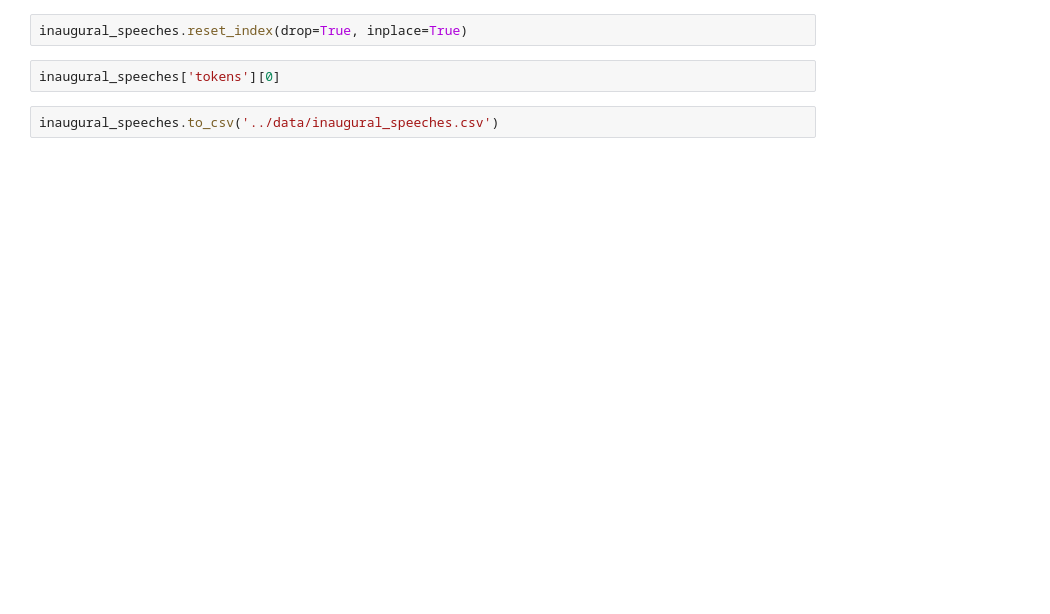
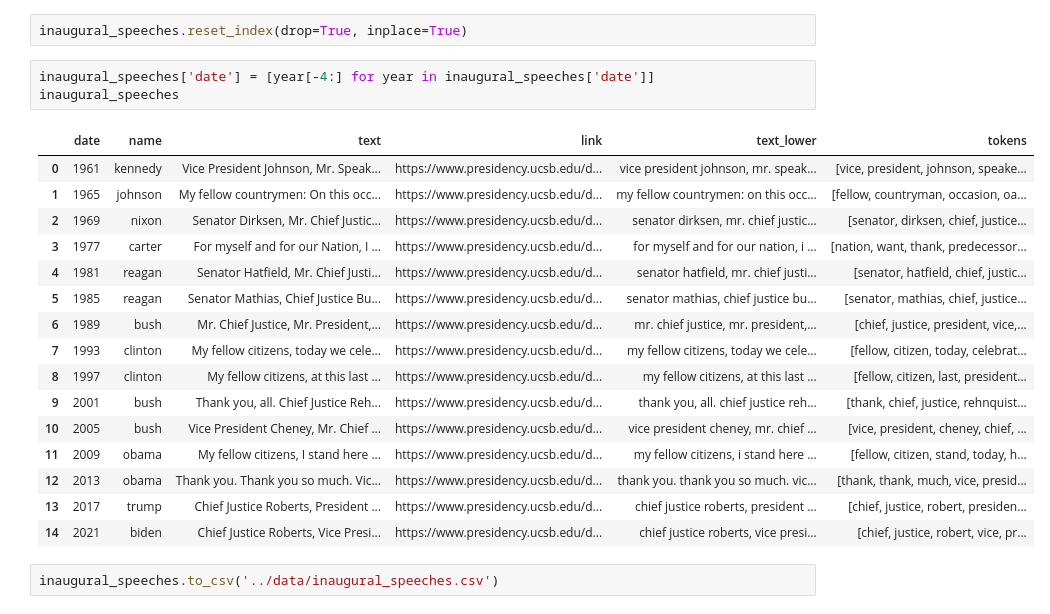
Before and after one commit to natehiatt/presidency_project, a Jupyter notebook: notebooks/nathan_scraping.ipynb, the cells around one changed output. Cells and saved outputs as stored; diff of their text form; blank space fills up the shorter version.

```diff
--- a/notebooks/nathan_scraping.ipynb
+++ b/notebooks/nathan_scraping.ipynb
@@ -96,6 +159,24 @@ inaugural_speeches
 # %%
 inaugural_speeches.reset_index(drop=True, inplace=True)
 # %%
-inaugural_speeches['tokens'][0]
+inaugural_speeches['date'] = [year[-4:] for year in inaugural_speeches['date']]
+inaugural_speeches
+# %% [output]
+|  | date | name | text | link | text_lower | tokens |
+| 0 | 1961 | kennedy | Vice President Johnson, Mr. Speak... | https://www.presidency.ucsb.edu/d... | vice president johnson, mr. speak... | [vice, president, johnson, speake... |
+| 1 | 1965 | johnson | My fellow countrymen: On this occ... | https://www.presidency.ucsb.edu/d... | my fellow countrymen: on this occ... | [fellow, countryman, occasion, oa... |
+| 2 | 1969 | nixon | Senator Dirksen, Mr. Chief Justic... | https://www.presidency.ucsb.edu/d... | senator dirksen, mr. chief justic... | [senator, dirksen, chief, justice... |
+| 3 | 1977 | carter | For myself and for our Nation, I ... | https://www.presidency.ucsb.edu/d... | for myself and for our nation, i ... | [nation, want, thank, predecessor... |
+| 4 | 1981 | reagan | Senator Hatfield, Mr. Chief Justi... | https://www.presidency.ucsb.edu/d... | senator hatfield, mr. chief justi... | [senator, hatfield, chief, justic... |
+| 5 | 1985 | reagan | Senator Mathias, Chief Justice Bu... | https://www.presidency.ucsb.edu/d... | senator mathias, chief justice bu... | [senator, mathias, chief, justice... |
+| 6 | 1989 | bush | Mr. Chief Justice, Mr. President,... | https://www.presidency.ucsb.edu/d... | mr. chief justice, mr. president,... | [chief, justice, president, vice,... |
+| 7 | 1993 | clinton | My fellow citizens, today we cele... | https://www.presidency.ucsb.edu/d... | my fellow citizens, today we cele... | [fellow, citizen, today, celebrat... |
+| 8 | 1997 | clinton | My fellow citizens, at this last ... | https://www.presidency.ucsb.edu/d... | my fellow citizens, at this last ... | [fellow, citizen, last, president... |
+| 9 | 2001 | bush | Thank you, all. Chief Justice Reh... | https://www.presidency.ucsb.edu/d... | thank you, all. chief justice reh... | [thank, chief, justice, rehnquist... |
+| 10 | 2005 | bush | Vice President Cheney, Mr. Chief ... | https://www.presidency.ucsb.edu/d... | vice president cheney, mr. chief ... | [vice, president, cheney, chief, ... |
+| 11 | 2009 | obama | My fellow citizens, I stand here ... | https://www.presidency.ucsb.edu/d... | my fellow citizens, i stand here ... | [fellow, citizen, stand, today, h... |
+| 12 | 2013 | obama | Thank you. Thank you so much. Vic... | https://www.presidency.ucsb.edu/d... | thank you. thank you so much. vic... | [thank, thank, much, vice, presid... |
+| 13 | 2017 | trump | Chief Justice Roberts, President ... | https://www.presidency.ucsb.edu/d... | chief justice roberts, president ... | [chief, justice, robert, presiden... |
+| 14 | 2021 | biden | Chief Justice Roberts, Vice Presi... | https://www.presidency.ucsb.edu/d... | chief justice roberts, vice presi... | [chief, justice, robert, vice, pr... |
 # %%
 inaugural_speeches.to_csv('../data/inaugural_speeches.csv')
```
Also changed, not shown: parts of 5 cells of this notebook.
